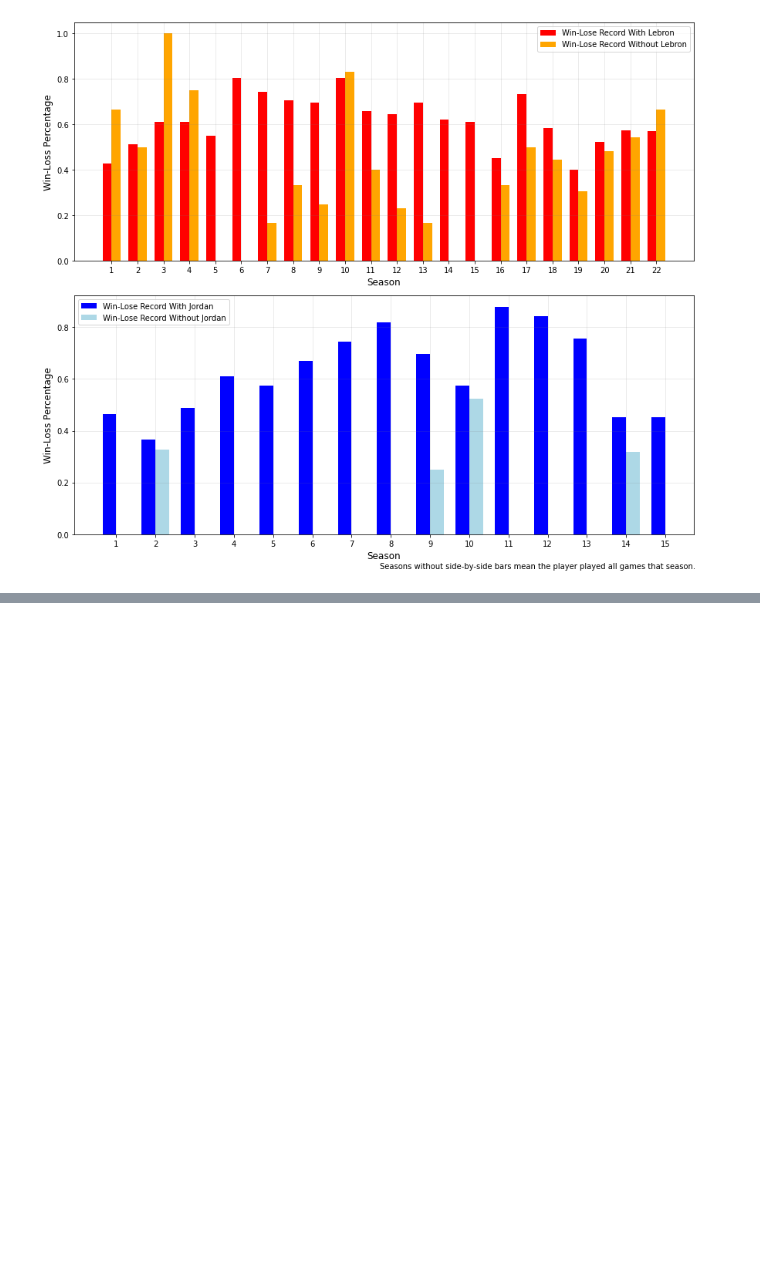
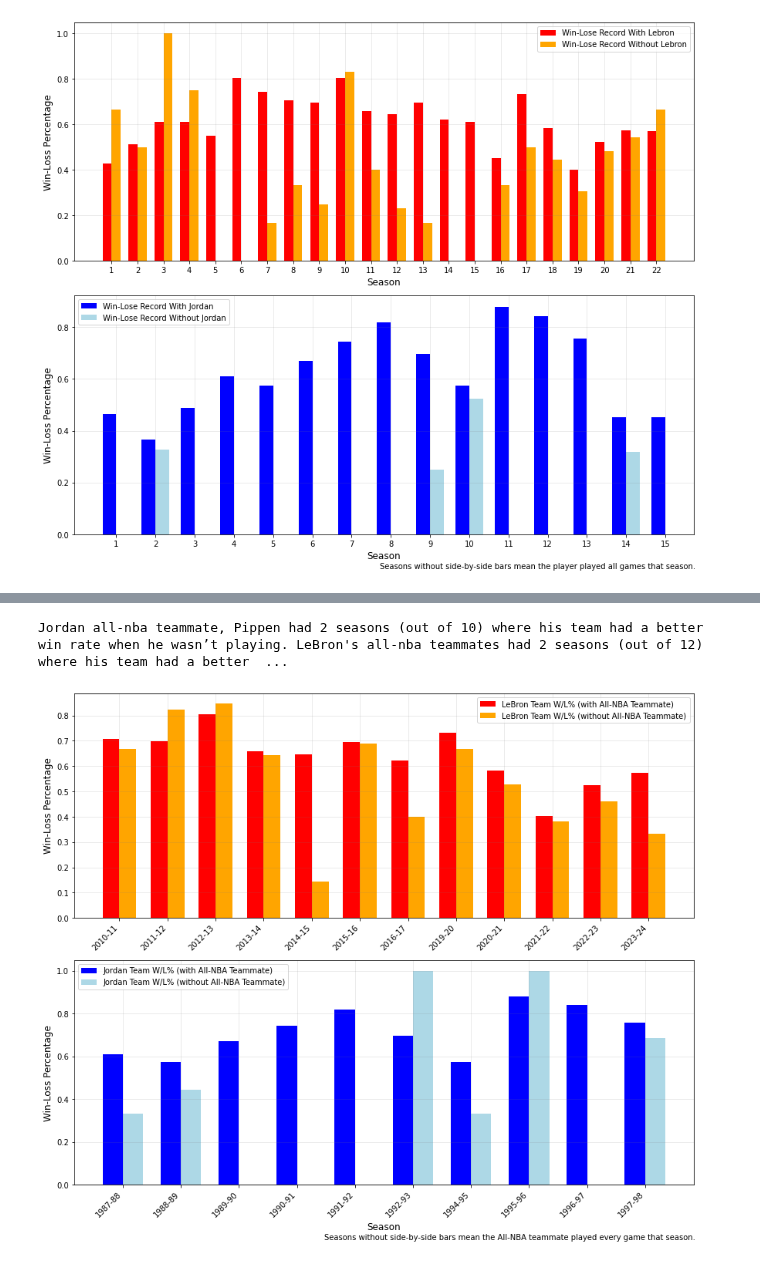
Before and after one commit to gohsoonhao/therealGOAT, a Jupyter notebook: 2b_reg_season_team_success.ipynb, the cells around one changed output, grey strips where cells are left out. Cells and saved outputs as stored; diff of their text form; code cells hidden in the pictures; blank space fills up the shorter version.

```diff
--- a/2b_reg_season_team_success.ipynb
+++ b/2b_reg_season_team_success.ipynb
@@ -132,0 +136,6 @@ teammates_df.head()
+# %%
+# Join teammate table to my original w/l table
+selected_1 = team_stats[['Season', 'Team','W','L','W with Player','L with Player','W/L%','W/L% without Player']]
+selected_2 = teammates_df[['Season','Player','Teammate W','Teammate L','Allstar teammate W-L%']]
+combined = pd.merge(selected_1, selected_2, on='Season', how='outer')
+combined.head()
@@ -132,0 +149,6 @@ teammates_df.head()
+# %%
+# Add W/L% without allstar Teammate column
+combined = combined.dropna(subset=['Teammate W'])
+combined['Team W/L% without Teammate'] = ((combined['W'] - combined['Teammate W'])/((combined['L'] - combined['Teammate L'])+(combined['W'] - combined['Teammate W']))).round(3)
+combined = combined[combined['Season'] != '1993-94']
+combined
@@ -132,0 +173,57 @@ teammates_df.head()
+# %%
+# Separate this table for Lebron and Jordan and find out
+#  how many seasons their team performed better without all-nba teammates
+lebron_team_stats_2 = combined[:12]
+jordan_team_stats_2 = combined[12:]
+W_L_Lebron_teammate = (lebron_team_stats_2['W/L%'] < lebron_team_stats_2['W/L% without Teammate']).sum()
+W_L_Jordan_teammate = (jordan_team_stats_2['W/L%'] < jordan_team_stats_2['W/L% without Teammate']).sum()
+print(f"Jordan all-nba teammate, Pippen had {W_L_Jordan_teammate} seasons (out of 10) where his team had a better win rate when he wasn’t playing. LeBron's all-nba teammates had {W_L_Lebron_teammate} seasons (out of 12) where his team had a better win rate when he wasn’t playing.")
+# %% [output]
+Jordan all-nba teammate, Pippen had 2 seasons (out of 10) where his team had a better win rate when he wasn’t playing. LeBron's all-nba teammates had 2 seasons (out of 12) where his team had a better  ...
+# %%
+lebron_team_stats_2 = lebron_team_stats_2[::-1]
+jordan_team_stats_2 = jordan_team_stats_2[::-1]
+
+# Set up x-axis labels (seasons) for both players
+lebron_seasons = lebron_team_stats_2['Season']
+jordan_seasons = jordan_team_stats_2['Season']
+
+# Set bar positions
+bar_width = 0.35
+index_lebron = np.arange(len(lebron_team_stats_2))
+index_jordan = np.arange(len(jordan_team_stats_2))
+
+# Create figure and subplots (2 charts stacked vertically)
+fig, (ax1, ax2) = plt.subplots(2, 1, figsize=(12, 10))
+
+# LeBron's chart (W/L% with & without All-NBA teammates)
+ax1.bar(index_lebron, lebron_team_stats_2['W/L%'], bar_width, label="LeBron Team W/L% (with All-NBA Teammate)", color='r')
+ax1.bar(index_lebron + bar_width, lebron_team_stats_2['W/L% without Teammate'], bar_width, label="LeBron Team W/L% (without All-NBA Teammate)", color='orange')
+
+
+ax1.set_ylabel('Win-Loss Percentage', fontsize=12)
+ax1.set_xticks(index_lebron + bar_width / 2)
+ax1.set_xticklabels(lebron_seasons, rotation=45, ha='right')
+ax1.legend()
+ax1.grid(True, color='gray', linestyle='-', linewidth=0.5, alpha=0.3)
+
+# Jordan's chart (W/L% with & without All-NBA teammates)
+ax2.bar(index_jordan, jordan_team_stats_2['W/L%'], bar_width, label="Jordan Team W/L% (with All-NBA Teammate)", color='b')
+ax2.bar(index_jordan + bar_width, jordan_team_stats_2['W/L% without Teammate'], bar_width, label="Jordan Team W/L% (without All-NBA Teammate)", color='lightblue')
+
+ax2.set_xlabel('Season', fontsize=12)
+ax2.set_ylabel('Win-Loss Percentage', fontsize=12)
+ax2.set_xticks(index_jordan + bar_width / 2)
+ax2.set_xticklabels(jordan_seasons, rotation=45, ha='right')
+ax2.legend()
+ax2.grid(True, color='gray', linestyle='-', linewidth=0.5, alpha=0.3)
+
+# Adjust spacing and add global note
+plt.subplots_adjust(hspace=0.3)
+fig.text(0.99, 0.00, 'Seasons without side-by-side bars mean the All-NBA teammate played every game that season.', ha='right', fontsize=10)
+
+# Final layout adjustments
+plt.tight_layout()
+plt.show()
+# %% [output]
+[figure, added]
```
Also changed, not shown: parts of 3 cells of this notebook.
